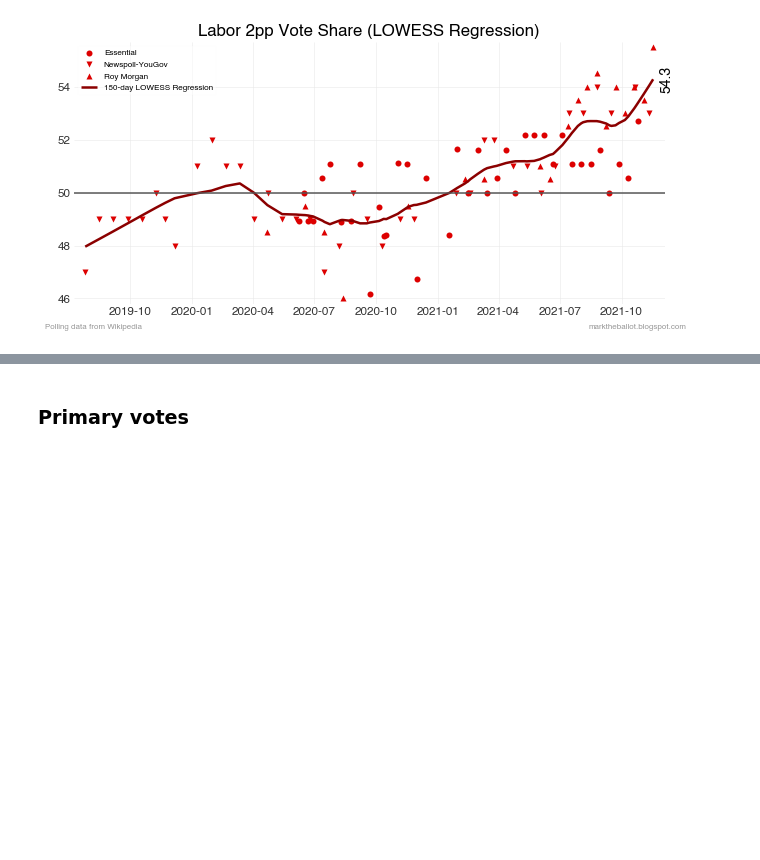
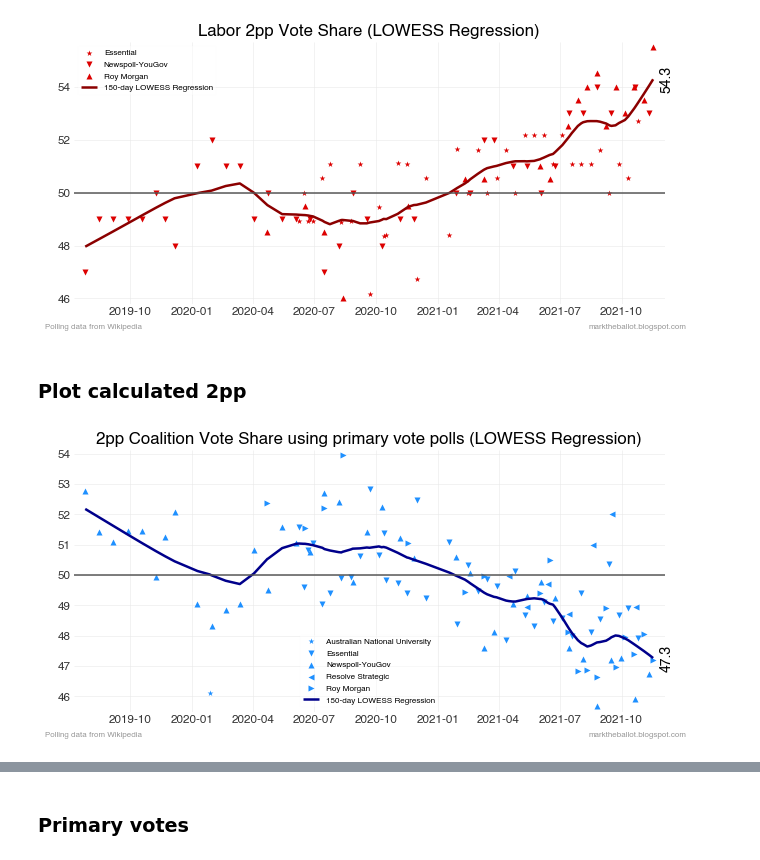
Before and after one commit to bpalmer4/Australian-Federal-Election-2022, a Jupyter notebook: notebooks/capture wiki polling data and preliminary charts.ipynb, the cells around one changed output, grey strips where cells are left out. Saved outputs shown, nothing was run; the diff lists cells and outputs as text; code cells hidden in the pictures; blank space fills up the shorter version.

Commit message:
Added 2pp calculation from primary vote

```diff
--- a/notebooks/capture wiki polling data and preliminary charts.ipynb
+++ b/notebooks/capture wiki polling data and preliminary charts.ipynb
@@ -406,0 +410,14 @@ del vi
+# %%
+vote_transfer = """
+from,              Primary vote L/NP, Primary vote ALP
+Primary vote L/NP, 1.0,               0.0
+Primary vote ALP,  0.0,               1.0
+Primary vote GRN,  0.178,             0.822
+Primary vote ONP,  0.652,             0.348
+Primary vote OTH,  0.539,             0.461
+"""
+vt = pd.read_csv(StringIO(vote_transfer), header=0, index_col=0,
+                  skipinitialspace=True)
+
+# Check that the rows in this table all sum to 1
+(vt.sum(axis=1) == 1.0).all()
@@ -406,0 +426,10 @@ del vi
+# %%
+pv['Calculated 2pp L/NP'] = pv[vt.index].mul(vt['Primary vote L/NP'], axis=1).sum(axis=1)
+pv['Calculated 2pp ALP'] = pv[vt.index].mul(vt['Primary vote ALP'], axis=1).sum(axis=1)
+
+# identify any problematic cases where this does not add to 100% -
+# note: sometimes generates false positives because of FP arithmetic issues
+summer = ['Calculated 2pp L/NP', 'Calculated 2pp ALP']
+problematic = pv[summer].sum(axis=1) != 100.0
+display(pv[problematic])
+pv.loc[problematic][summer].sum(axis=1)
@@ -432,7 +488,7 @@ def plot_data_points(df, column, color, brand_col='Brand',
     else:
         fig = ax.figure
 
-    markers = ['o', 'v', '^', '<', '>', 's', 'p', 'h', 'D']
+    markers = ['*', 'v', '^', '<', '>', 's', 'p', 'h', 'D']
     for i, brand in enumerate(sorted(df[brand_col].unique())):
         subset = df.loc[df[brand_col] == brand]
         if not len(subset):
@@ -483,3 +539,11 @@ tpp['2pp Vote L/NP LOWESS'] = lowess.values
 # %% [output]
 [figure]
 [figure]
+# %% [markdown]
+### Plot calculated 2pp
+# %%
+calculated = pv[['Brand', 'Mean Date', 'Calculated 2pp L/NP']]
+title = f'2pp Coalition Vote Share using primary vote polls ({MODEL_NAME})'
+_ = plot_points_lowess(calculated, 'Calculated 2pp L/NP', 'dodgerblue', 'darkblue', title)
+# %% [output]
+[figure, added]
```
Also changed, not shown: parts of 8 cells of this notebook.
